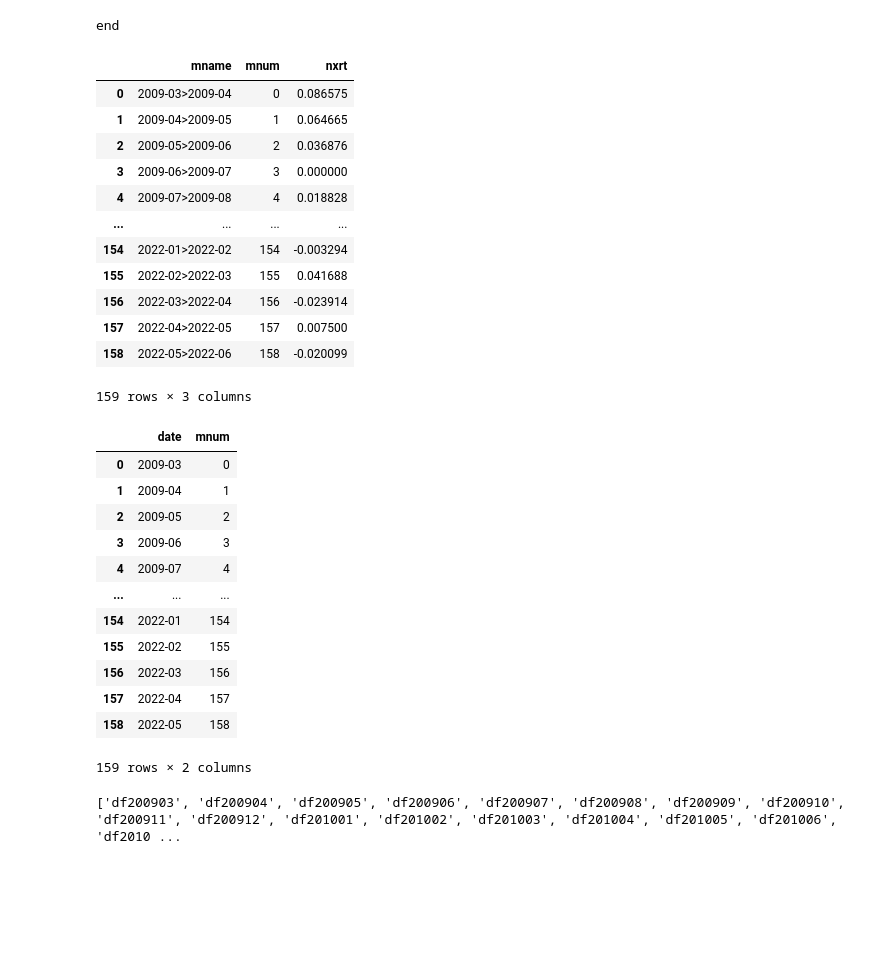
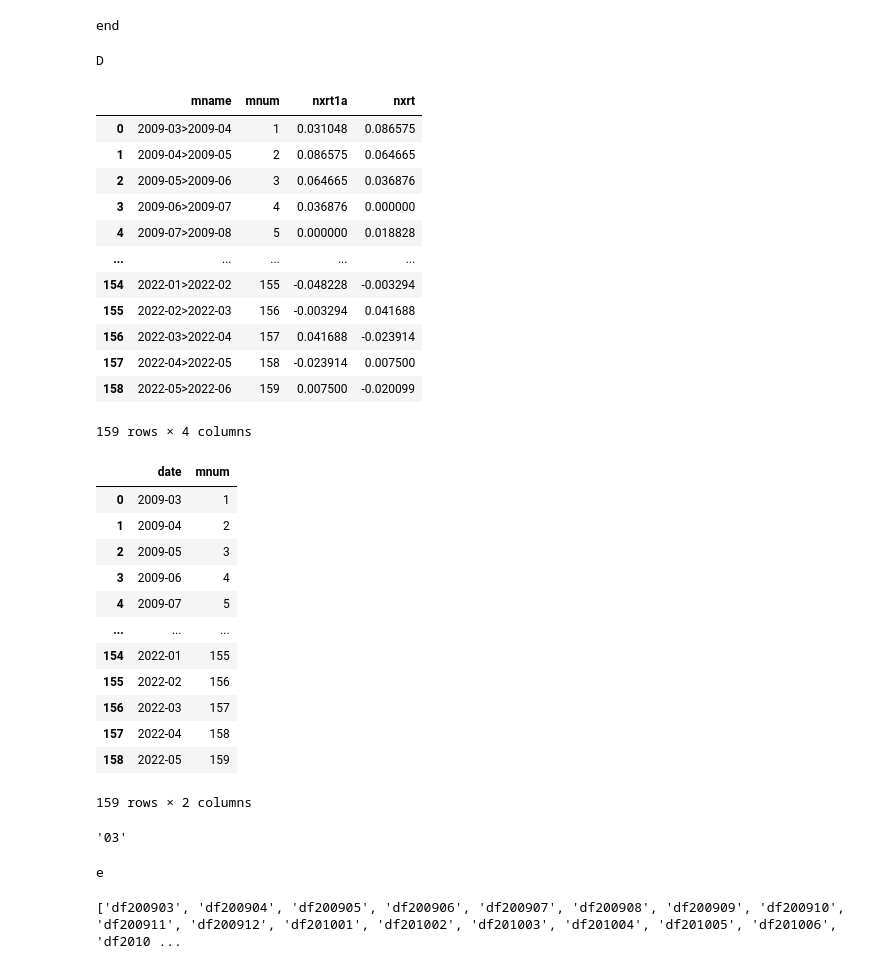
Before and after one commit to gitbiginner/ststpy, a Jupyter notebook: stockmw.ipynb, the cells around one changed output. Drawn from its saved outputs; the diff is of its cells as text; code cells hidden in the pictures; blank space fills up the shorter version.

```diff
--- a/stockmw.ipynb
+++ b/stockmw.ipynb
@@ -16,7 +16,8 @@ print(ly, lm, ld)
 # %% [output]
 2022 7 3
 # %%
-codejp = input(int())
+#codejp = input(int())
+codejp = "1306"
 stockcode = codejp+".JP"
 # %%
 import defmakevol
@@ -64,41 +65,51 @@ for i in range(1,len(madedf.columns)-1):
   postlastprice = madedf[madedf.columns[i+1]][postmonthdays]
   retans = (postlastprice/prelastprice)-1
 
-  prelastprice1a = madedf[madedf.columns[i-1]][premonthdays]
-  postlastprice1a = madedf[madedf.columns[i]][postmonthdays]
-  retans1a = (postlastprice1a/prelastprice1a)-1
+
 
   mname.append(month)
   mnum.append(i)
   stmonth.append(startmonth)
-  nxrt1a.append(retans1a)
   nxrt.append(retans)
 print('end')
 # %% [output]
 end
+# %%
+nxrt1a = []
+for i in range(0, len(madedf.columns)-2):
+    premonthdays1a = len(madedf[madedf.columns[i]].dropna())-1
+    postmonthdays1a = len(madedf[madedf.columns[i+1]].dropna())-1
+    prelastprice1a = madedf[madedf.columns[i]][premonthdays1a]
+    postlastprice1a = madedf[madedf.columns[i+1]][postmonthdays1a]
+    retans1a = (postlastprice1a/prelastprice1a)-1
+    nxrt1a.append(retans1a)
+print("D")
+# %% [output]
+D
 # %%
 import pandas as pd
 
 
 returns = pd.DataFrame()
 returns["mname"] = mname
 returns["mnum"] = mnum
+returns["nxrt1a"] = nxrt1a
 returns["nxrt"] = nxrt
 returns
 # %% [output]
-|  | mname | mnum | nxrt |
-| 0 | 2009-03>2009-04 | 0 | 0.086575 |
-| 1 | 2009-04>2009-05 | 1 | 0.064665 |
-| 2 | 2009-05>2009-06 | 2 | 0.036876 |
-| 3 | 2009-06>2009-07 | 3 | 0.000000 |
-| 4 | 2009-07>2009-08 | 4 | 0.018828 |
-| ... | ... | ... | ... |
-| 154 | 2022-01>2022-02 | 154 | -0.003294 |
-| 155 | 2022-02>2022-03 | 155 | 0.041688 |
-| 156 | 2022-03>2022-04 | 156 | -0.023914 |
-| 157 | 2022-04>2022-05 | 157 | 0.007500 |
-| 158 | 2022-05>2022-06 | 158 | -0.020099 |
+|  | mname | mnum | nxrt1a | nxrt |
+| 0 | 2009-03>2009-04 | 1 | 0.031048 | 0.086575 |
+| 1 | 2009-04>2009-05 | 2 | 0.086575 | 0.064665 |
+| 2 | 2009-05>2009-06 | 3 | 0.064665 | 0.036876 |
+| 3 | 2009-06>2009-07 | 4 | 0.036876 | 0.000000 |
+| 4 | 2009-07>2009-08 | 5 | 0.000000 | 0.018828 |
+| ... | ... | ... | ... | ... |
+| 154 | 2022-01>2022-02 | 155 | -0.048228 | -0.003294 |
+| 155 | 2022-02>2022-03 | 156 | -0.003294 | 0.041688 |
+| 156 | 2022-03>2022-04 | 157 | 0.041688 | -0.023914 |
+| 157 | 2022-04>2022-05 | 158 | -0.023914 | 0.007500 |
+| 158 | 2022-05>2022-06 | 159 | 0.007500 | -0.020099 |
-159 rows × 3 columns
+159 rows × 4 columns
 # %%
 import pandas as pd
 mmnum  = pd.DataFrame()
@@ -107,18 +118,31 @@ mmnum["mnum"] = mnum
 mmnum
 # %% [output]
 |  | date | mnum |
-| 0 | 2009-03 | 0 |
-| 1 | 2009-04 | 1 |
-| 2 | 2009-05 | 2 |
-| 3 | 2009-06 | 3 |
-| 4 | 2009-07 | 4 |
+| 0 | 2009-03 | 1 |
+| 1 | 2009-04 | 2 |
+| 2 | 2009-05 | 3 |
+| 3 | 2009-06 | 4 |
+| 4 | 2009-07 | 5 |
 | ... | ... | ... |
-| 154 | 2022-01 | 154 |
-| 155 | 2022-02 | 155 |
-| 156 | 2022-03 | 156 |
-| 157 | 2022-04 | 157 |
-| 158 | 2022-05 | 158 |
+| 154 | 2022-01 | 155 |
+| 155 | 2022-02 | 156 |
+| 156 | 2022-03 | 157 |
+| 157 | 2022-04 | 158 |
+| 158 | 2022-05 | 159 |
 159 rows × 2 columns
+# %%
+stmonth[0][5:7]
+# %% [output]
+'03'
+# %%
+stmon = []
+
+for i in stmonth:
+    startmonth = i[0:4]+i[5:7]
+    stmon.append(startmonth)
+print("e")
+# %% [output]
+e
 # %%
 dfname = []
 for i in range(len(mnum)):
```
Also changed, not shown: parts of 10 cells of this notebook.
